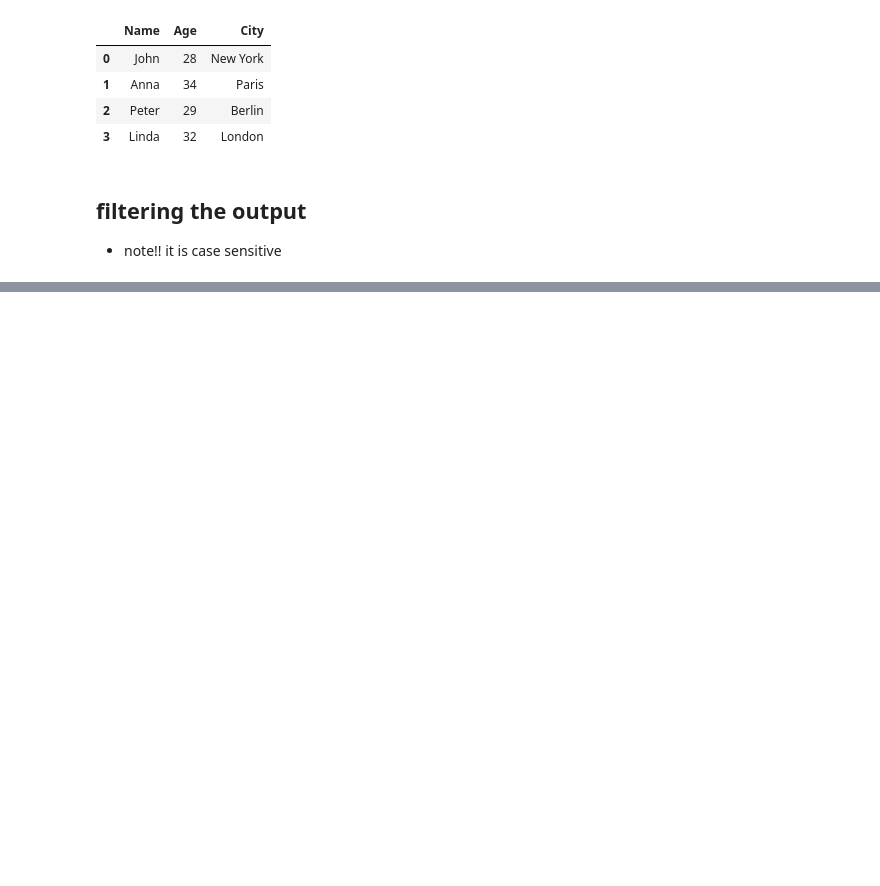
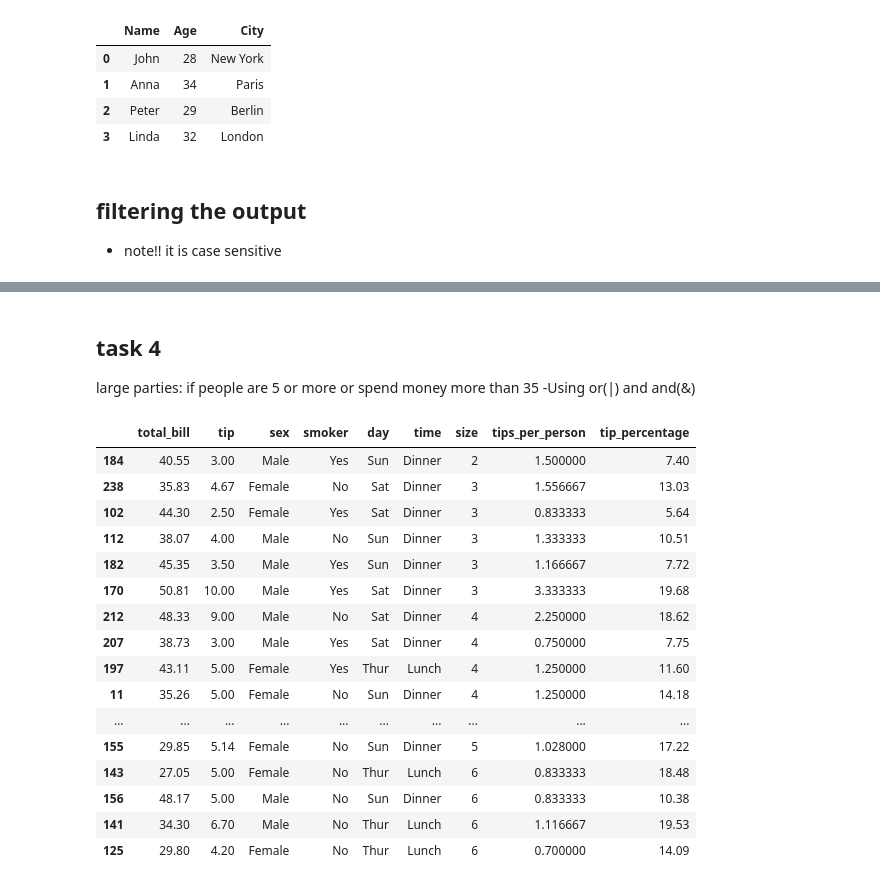
Before and after one commit to Thatom28/Python_Module, a Jupyter notebook: day_16_pandas.ipynb, the cells around one changed output, grey strips where cells are left out. Cells and saved outputs as stored; diff of their text form; code cells hidden in the pictures; blank space fills up the shorter version.

```diff
--- a/day_16_pandas.ipynb
+++ b/day_16_pandas.ipynb
@@ -70,0 +148,3 @@ Name: Name, dtype: object
+# %%
+tips_df = pd.read_csv('tips.csv')
+tips_df
@@ -70,0 +191,5 @@ Name: Name, dtype: object
+# %%
+tips_df[['tip', 'size']].head(5)
+tips_df['tips_per_person'] = tips_df['tip'] / tips_df['size']
+tips_df.head(5)
+tips_df.tail(10)
@@ -70,0 +211,4 @@ Name: Name, dtype: object
+# %%
+tips_df['tip_percentage'] = ((tips_df['tip'] / tips_df['total_bill']) * 100).round(2)
+# tips_df['tip_percentage'] = ((tips_df['tip'] / tips_df['total_bill']) * 100,2)  #sam as above
+tips_df
@@ -70,0 +310,24 @@ Name: Name, dtype: object
+# %% [markdown]
+## task 4
+large parties: if people are 5 or more or spend money more than 35
+-Using or(|) and and(&)
+# %%
+tips_df[(tips_df['size'] >= 5) | (tips_df['total_bill'] >= 35)].sort_values(by='size')
+# %% [output]
+|  | total_bill | tip | sex | smoker | day | time | size | tips_per_person | tip_percentage |
+| 184 | 40.55 | 3.00 | Male | Yes | Sun | Dinner | 2 | 1.500000 | 7.40 |
+| 238 | 35.83 | 4.67 | Female | No | Sat | Dinner | 3 | 1.556667 | 13.03 |
+| 102 | 44.30 | 2.50 | Female | Yes | Sat | Dinner | 3 | 0.833333 | 5.64 |
+| 112 | 38.07 | 4.00 | Male | No | Sun | Dinner | 3 | 1.333333 | 10.51 |
+| 182 | 45.35 | 3.50 | Male | Yes | Sun | Dinner | 3 | 1.166667 | 7.72 |
+| 170 | 50.81 | 10.00 | Male | Yes | Sat | Dinner | 3 | 3.333333 | 19.68 |
+| 212 | 48.33 | 9.00 | Male | No | Sat | Dinner | 4 | 2.250000 | 18.62 |
+| 207 | 38.73 | 3.00 | Male | Yes | Sat | Dinner | 4 | 0.750000 | 7.75 |
+| 197 | 43.11 | 5.00 | Female | Yes | Thur | Lunch | 4 | 1.250000 | 11.60 |
+| 11 | 35.26 | 5.00 | Female | No | Sun | Dinner | 4 | 1.250000 | 14.18 |
+| ... | ... | ... | ... | ... | ... | ... | ... | ... | ... |
+| 155 | 29.85 | 5.14 | Female | No | Sun | Dinner | 5 | 1.028000 | 17.22 |
+| 143 | 27.05 | 5.00 | Female | No | Thur | Lunch | 6 | 0.833333 | 18.48 |
+| 156 | 48.17 | 5.00 | Male | No | Sun | Dinner | 6 | 0.833333 | 10.38 |
+| 141 | 34.30 | 6.70 | Male | No | Thur | Lunch | 6 | 1.116667 | 19.53 |
+| 125 | 29.80 | 4.20 | Female | No | Thur | Lunch | 6 | 0.700000 | 14.09 |
```
Also changed, not shown: parts of 66 cells of this notebook, 17 other files.
